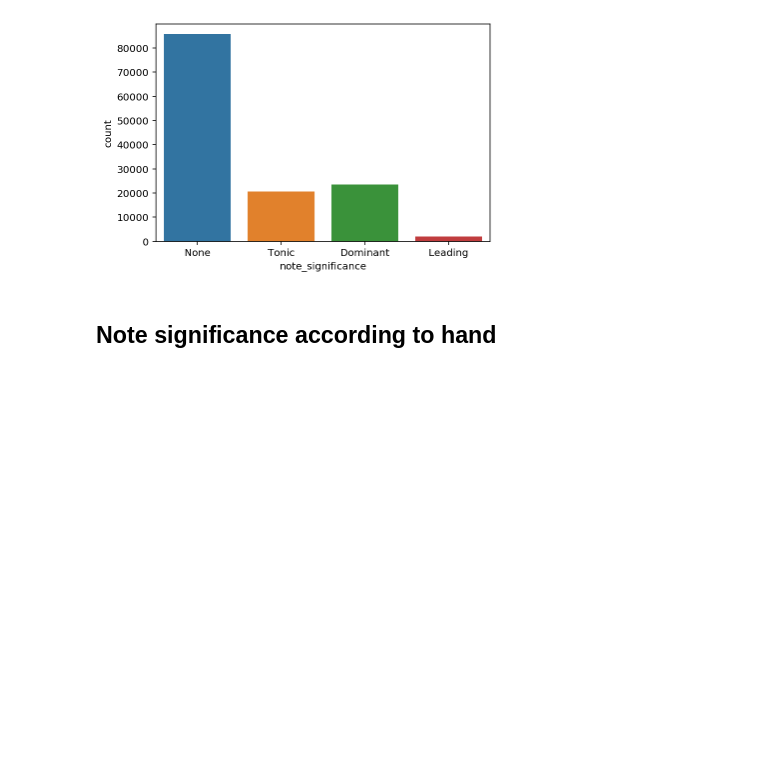
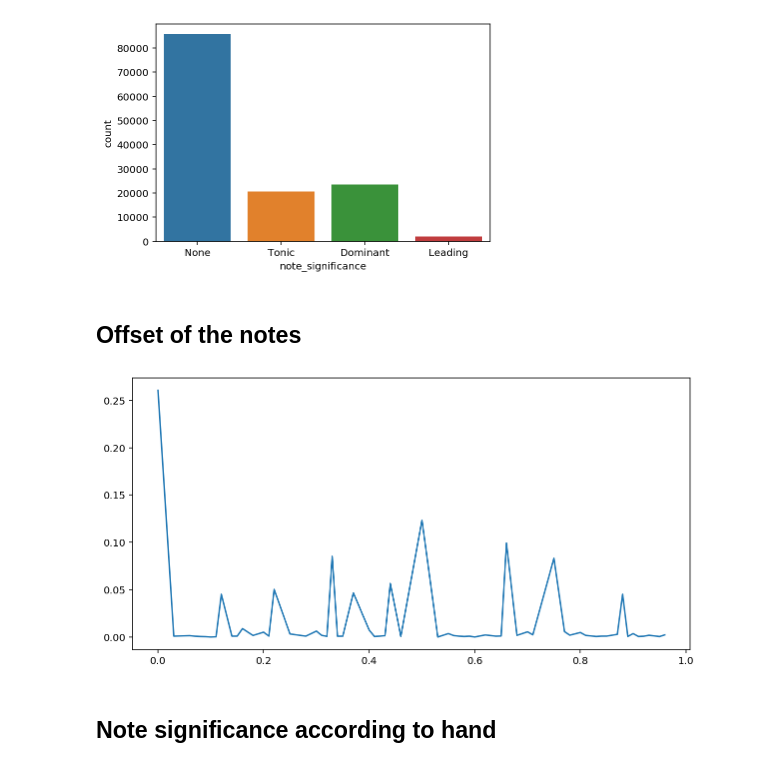
Before and after one commit to migperfer/AMPL-UPF-MSC, a Jupyter notebook: Check usuls_makams.ipynb, the cells around one changed output. Drawn from its saved outputs; the diff is of its cells as text; code cells hidden in the pictures; blank space fills up the shorter version.

Commit message:
Offset analysis

```diff
--- a/Check usuls_makams.ipynb
+++ b/Check usuls_makams.ipynb
@@ -298,6 +284,15 @@ sns.countplot(frame['note_significance'].fillna("None"))
 plt.show()
 # %% [output]
 [figure]
+# %% [markdown]
+## Offset of the notes
+# %%
+fig = plt.figure(figsize = (10,5))
+ax = fig.gca()
+sns.lineplot(data=frame.offset.value_counts().sort_index()/len(frame), ax=ax)
+plt.show()
+# %% [output]
+[figure, added]
 # %% [markdown]
 ## Note significance according to hand
 # %%
```
Also changed, not shown: parts of 3 cells of this notebook.
